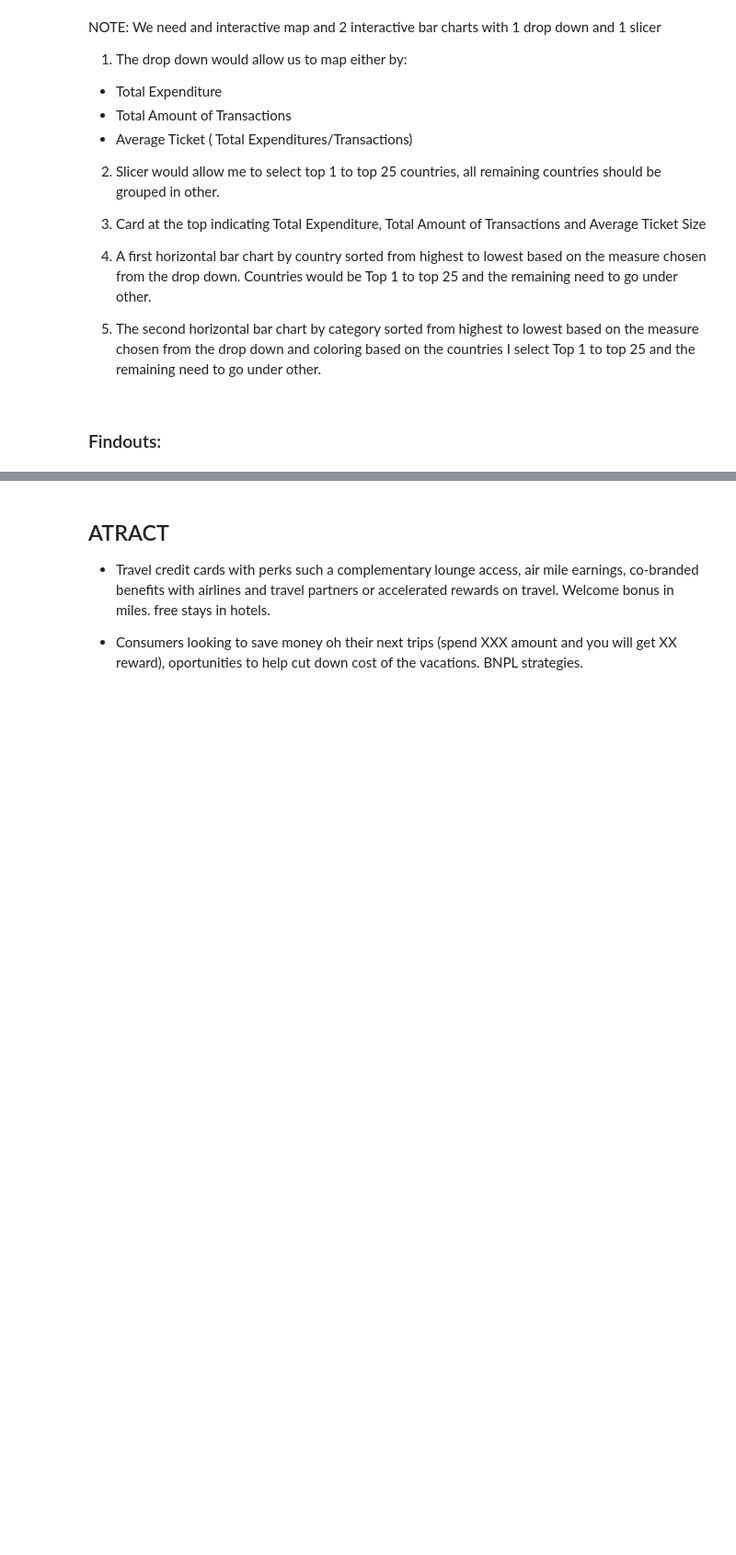
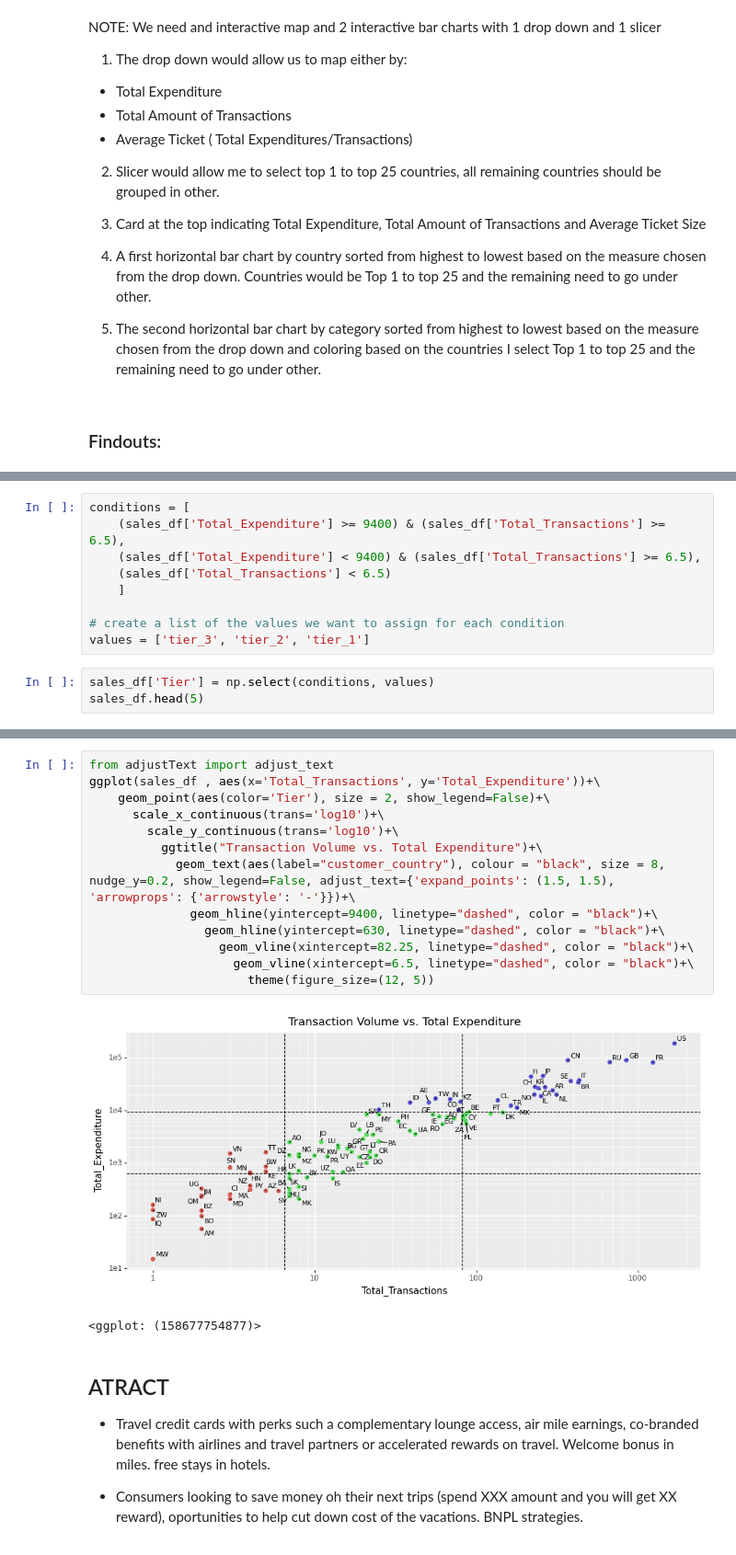
Before and after one commit to callysthenes/citibank_business_case_visual, a Jupyter notebook: EDA_Diana.ipynb, the cells around one changed output, grey strips where cells are left out. Shown at 92% size. Cells and saved outputs as stored; diff of their text form; blank space fills up the shorter version.

```diff
--- a/EDA_Diana.ipynb
+++ b/EDA_Diana.ipynb
@@ -414,0 +488,12 @@ NOTE: We need and interactive map and 2 interactive bar charts with 1 drop down
+# %%
+conditions = [
+    (sales_df['Total_Expenditure'] >= 9400) & (sales_df['Total_Transactions'] >= 6.5),
+    (sales_df['Total_Expenditure'] < 9400) & (sales_df['Total_Transactions'] >= 6.5),
+    (sales_df['Total_Transactions'] < 6.5)
+    ]
+
+# create a list of the values we want to assign for each condition
+values = ['tier_3', 'tier_2', 'tier_1']
+# %%
+sales_df['Tier'] = np.select(conditions, values)
+sales_df.head(5)
@@ -415,3 +508,19 @@ NOTE: We need and interactive map and 2 interactive bar charts with 1 drop down
+# %%
+from adjustText import adjust_text
+ggplot(sales_df , aes(x='Total_Transactions', y='Total_Expenditure'))+\
+    geom_point(aes(color='Tier'), size = 2, show_legend=False)+\
+      scale_x_continuous(trans='log10')+\
+        scale_y_continuous(trans='log10')+\
+          ggtitle("Transaction Volume vs. Total Expenditure")+\
+            geom_text(aes(label="customer_country"), colour = "black", size = 8, nudge_y=0.2, show_legend=False, adjust_text={'expand_points': (1.5, 1.5), 'arrowprops': {'arrowstyle': '-'}})+\
+              geom_hline(yintercept=9400, linetype="dashed", color = "black")+\
+                geom_hline(yintercept=630, linetype="dashed", color = "black")+\
+                  geom_vline(xintercept=82.25, linetype="dashed", color = "black")+\
+                    geom_vline(xintercept=6.5, linetype="dashed", color = "black")+\
+                      theme(figure_size=(12, 5))
+# %% [output]
+[figure, added]
+<ggplot: (158677754877)>
 # %% [markdown]
 ## ATRACT
 - Travel credit cards with perks such a complementary lounge access, air mile earnings, co-branded benefits with airlines and travel partners or accelerated rewards on travel. Welcome bonus in miles. free stays in hotels.
```
Also changed, not shown: parts of 23 cells of this notebook.
